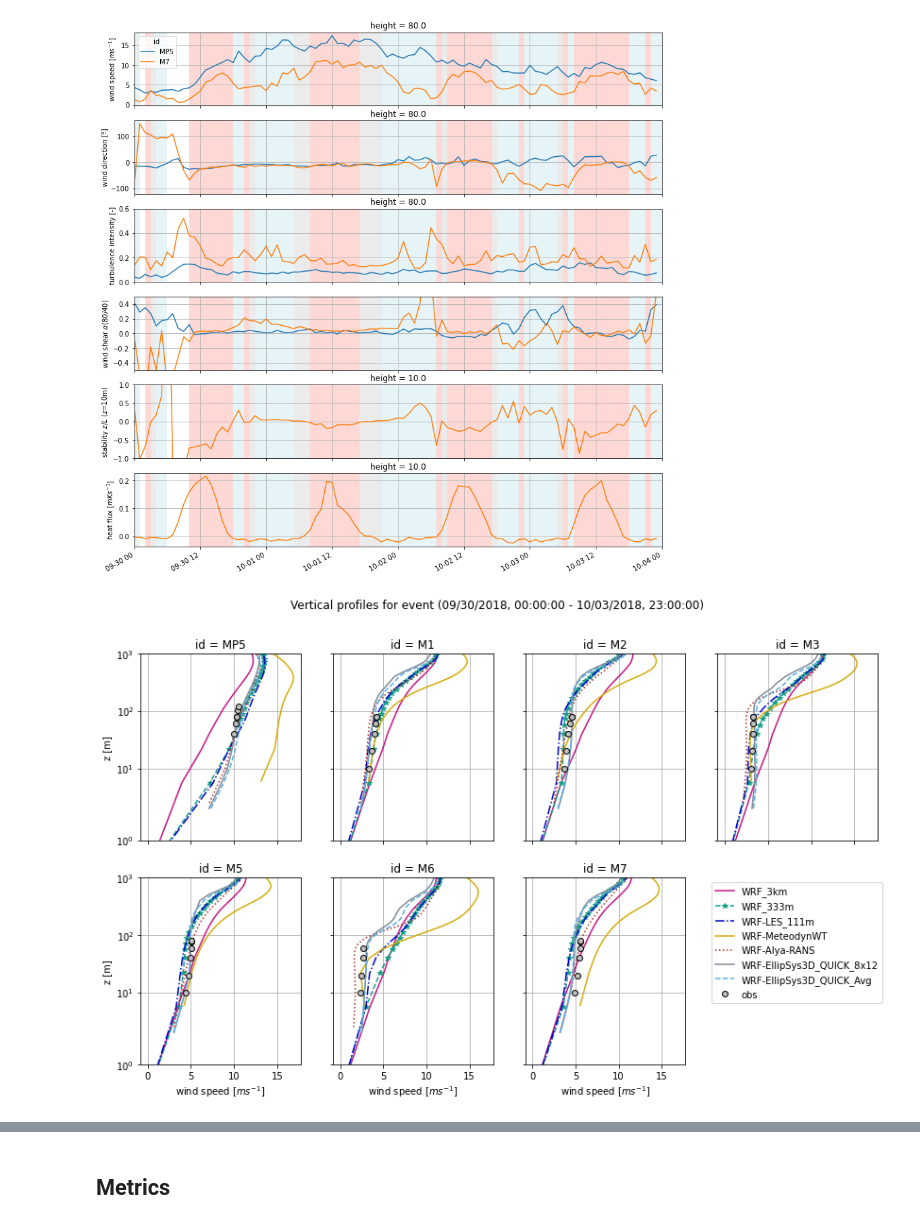
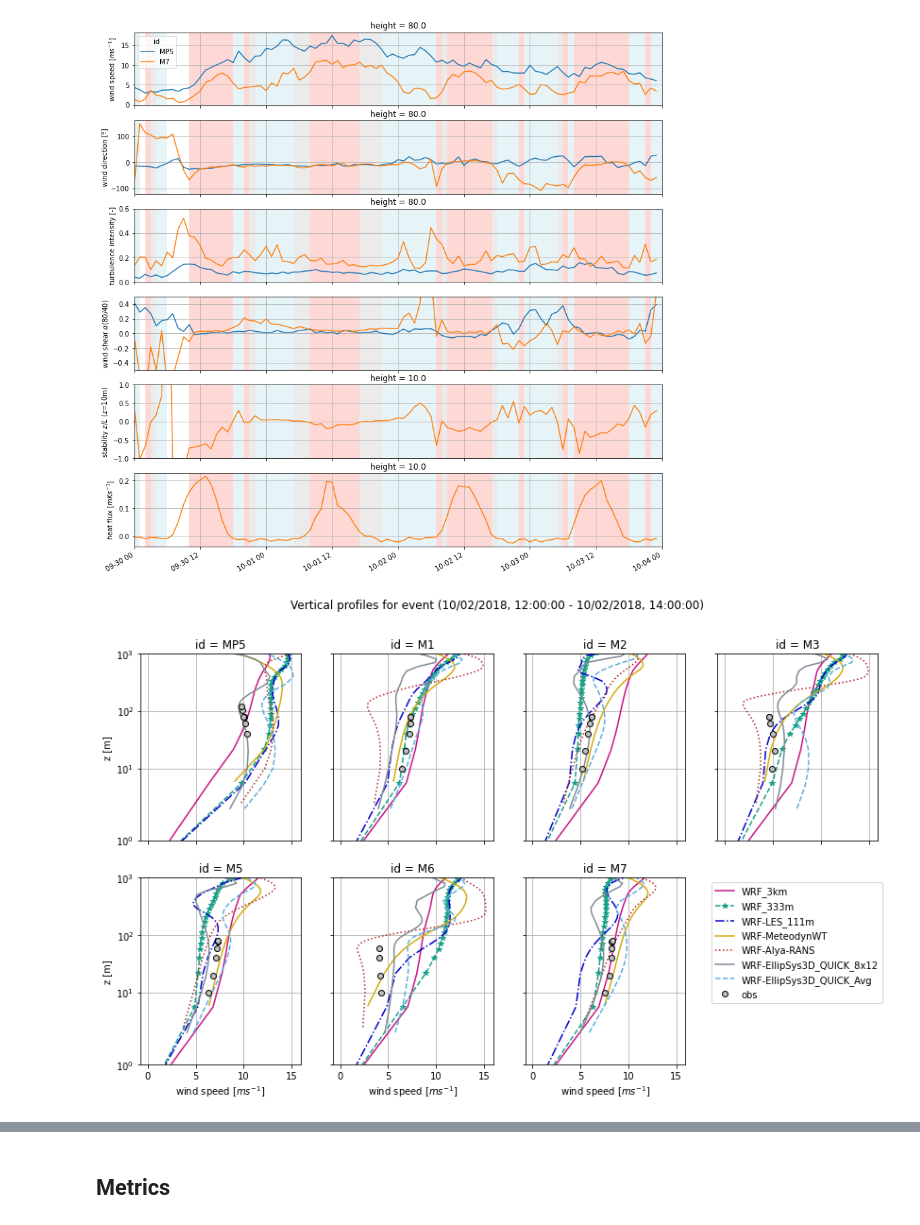
Before and after one commit to jsrodrigo/alex17, a Jupyter notebook: ALEX17_DiurnalCycles_Benchmark.ipynb, the cells around one changed output, grey strips where cells are left out. Drawn from its saved outputs; the diff is of its cells as text; code cells hidden in the pictures.

```diff
--- a/ALEX17_DiurnalCycles_Benchmark.ipynb
+++ b/ALEX17_DiurnalCycles_Benchmark.ipynb
@@ -212,10 +216,11 @@ ax = compare_masts_timeseries_plot(mast, h, masts_obs, datefrom, dateto, [], bin
 [figure]
 # %%
 # Vertical profiles at a particular event
-select_event = 'all'
+select_event = 'unstable'
 ax = masts_sims_vs_obs_profiles_plot(events[select_event], masts_obs, masts_sim, sims)
 #widgets.interact(masts_sims_vs_obs_profiles_plot(events[event], masts_obs, masts_sim, sims), event = events)
+plt.savefig('./results/event_profiles_' + select_event + '.png', dpi = 200)
 # %% [output]
-[figure, old version]
+[figure, new version]
 # %%
 # Bin-averaged vertical profiles
```
Also changed, not shown: parts of 5 cells of this notebook.
